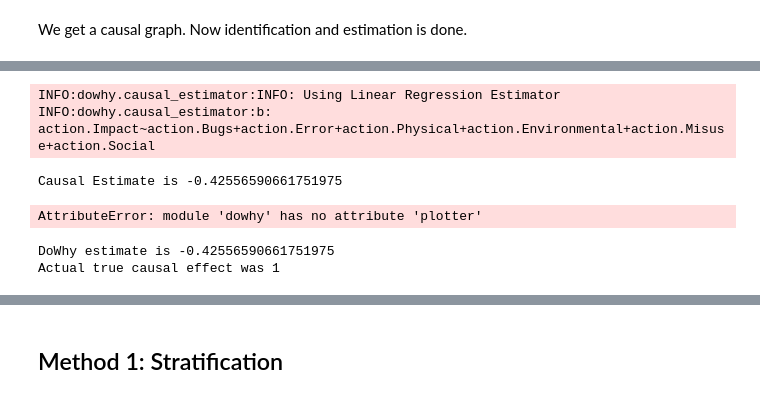
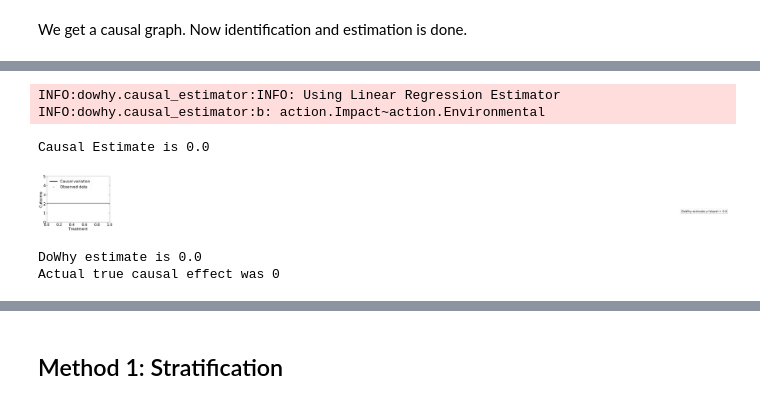
Before and after one commit to ethanpaek/CloudBleed_Project_2019, a Jupyter notebook: vcdb_parse.ipynb, the cells around one changed output, grey strips where cells are left out. Cells and saved outputs as stored; diff of their text form; code cells hidden in the pictures.

```diff
--- a/vcdb_parse.ipynb
+++ b/vcdb_parse.ipynb
@@ -244,11 +265,13 @@ print(sys.version)
 #Create causal model with instrumental
 model = CausalModel(
     data = result,
-    treatment = 'action.Bugs',
+    treatment = 'action.Environmental',
     outcome = 'action.Impact',
     #graph = './InstrumentalVariables/InstrumentalTest.gml',
-    common_causes = ['action.Environmental', 'action.Error', 'action.Misuse', 'action.Physical', 'action.Social'],
-    instruments = ['action.Hacking', 'action.Malware']
+    graph = './NetworkXTest/test.gml',
+    common_causes = ['action.Error', 'action.Misuse', 'action.Physical', 'action.Social'],
+    #instruments = ['action.Hacking', 'action.Malware'],
+    logging_level = logging.INFO
 )
-model.view_model(layout="dot")
+#model.view_model(layout="dot")
 # %% [output]
@@ -293,21 +307,21 @@ Estimand assumption 2, Exclusion: If we remove {action.Malware,action.Hacking}
 # %%
 estimate = model.estimate_effect(identified_estimand,
         method_name="backdoor.linear_regression")
 print("Causal Estimate is " + str(estimate.value))
 
 # Plot Slope of line between treamtent and outcome =causal effect
-dowhy.plotter.plot_causal_effect(estimate, df[data_dict['action.Bugs']], df[data_dict['action.Impact']])
+dowhy.plotter.plot_causal_effect(estimate, result['action.Bugs'], result['action.Impact'])
 # I think the issue is our data isn't giving us a linear plot... this is linear regression after all
 # %% [output]
 INFO:dowhy.causal_estimator:INFO: Using Linear Regression Estimator
-INFO:dowhy.causal_estimator:b: action.Impact~action.Bugs+action.Error+action.Physical+action.Environmental+action.Misuse+action.Social
+INFO:dowhy.causal_estimator:b: action.Impact~action.Environmental
-Causal Estimate is -0.42556590661751975
+Causal Estimate is 0.0
-AttributeError: module 'dowhy' has no attribute 'plotter'
+[figure, added]
 # %%
 print("DoWhy estimate is " + str(estimate.value))
 rvar = 1 if np.random.uniform() >0.5 else 0
 print ("Actual true causal effect was {0}".format(rvar))
 # %% [output]
-DoWhy estimate is -0.42556590661751975
-Actual true causal effect was 1
+DoWhy estimate is 0.0
+Actual true causal effect was 0
 # %%
```
Also changed, not shown: parts of 13 cells of this notebook.
